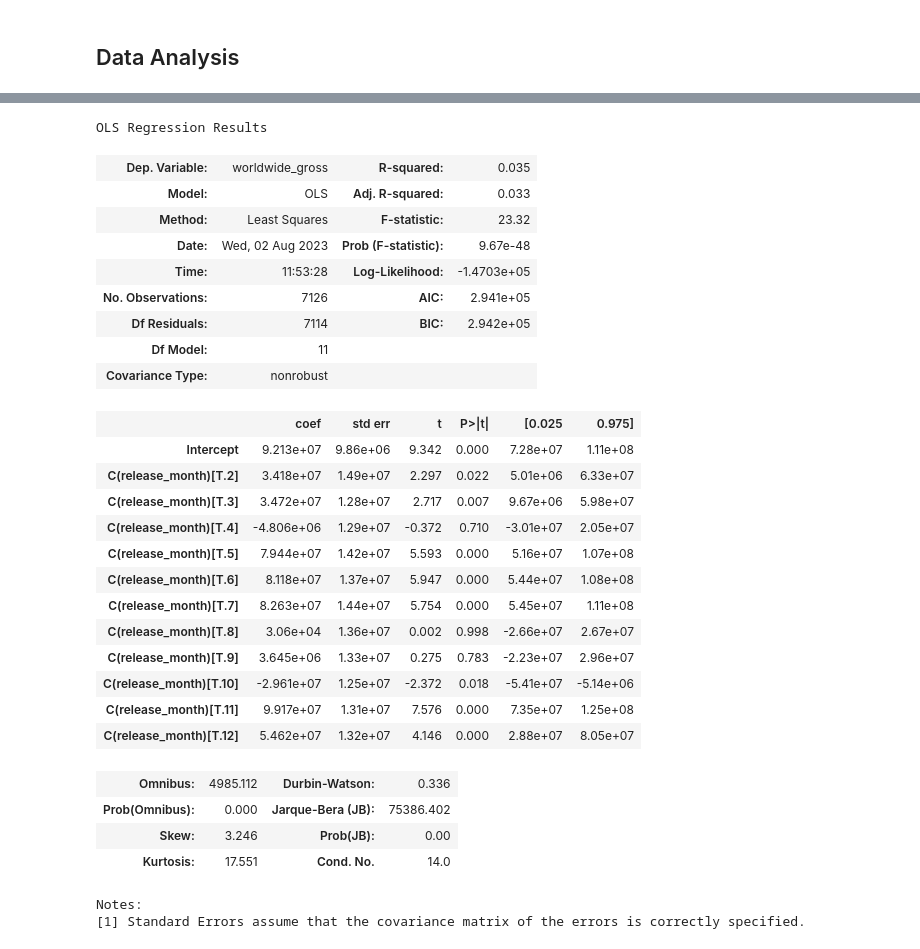
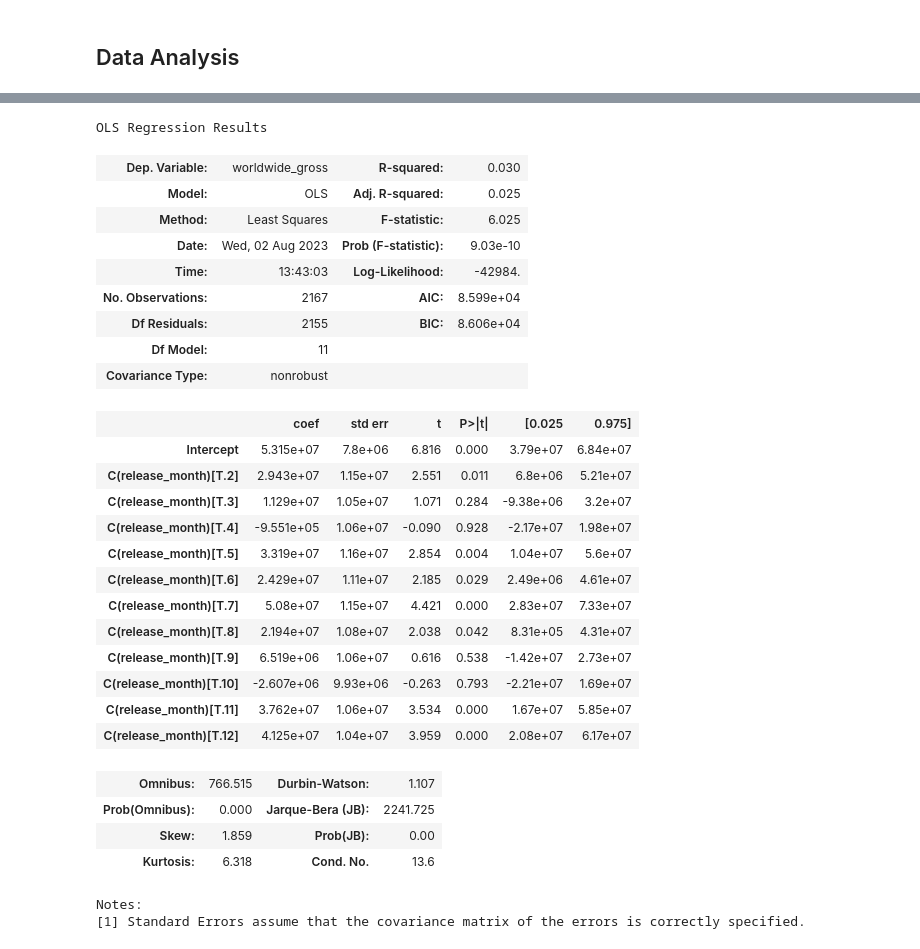
Before and after one commit to rbdaly16/Movie-Data-Analysis, a Jupyter notebook: Movie Data Analysis.ipynb, the cells around one changed output, grey strips where cells are left out. Drawn from its saved outputs; the diff is of its cells as text; code cells hidden in the pictures.

```diff
--- a/Movie Data Analysis.ipynb
+++ b/Movie Data Analysis.ipynb
@@ -552,34 +553,34 @@ plt.show()
 # %%
-anova_season = ols('worldwide_gross ~C(release_month)', data=movies_budgets_genres_df).fit()
+anova_season = ols('worldwide_gross ~C(release_month)', data=movies_and_budgets_df).fit()
 anova_season.summary()
 # %% [output]
 OLS Regression Results
-| Dep. Variable: | worldwide_gross | R-squared: | 0.035 |
-| Model: | OLS | Adj. R-squared: | 0.033 |
-| Method: | Least Squares | F-statistic: | 23.32 |
-| Date: | Wed, 02 Aug 2023 | Prob (F-statistic): | 9.67e-48 |
-| Time: | 11:53:28 | Log-Likelihood: | -1.4703e+05 |
-| No. Observations: | 7126 | AIC: | 2.941e+05 |
-| Df Residuals: | 7114 | BIC: | 2.942e+05 |
+| Dep. Variable: | worldwide_gross | R-squared: | 0.030 |
+| Model: | OLS | Adj. R-squared: | 0.025 |
+| Method: | Least Squares | F-statistic: | 6.025 |
+| Date: | Wed, 02 Aug 2023 | Prob (F-statistic): | 9.03e-10 |
+| Time: | 13:43:03 | Log-Likelihood: | -42984. |
+| No. Observations: | 2167 | AIC: | 8.599e+04 |
+| Df Residuals: | 2155 | BIC: | 8.606e+04 |
 | Df Model: | 11 |  |  |
 | Covariance Type: | nonrobust |  |  |
 |  | coef | std err | t | P>|t| | [0.025 | 0.975] |
-| Intercept | 9.213e+07 | 9.86e+06 | 9.342 | 0.000 | 7.28e+07 | 1.11e+08 |
-| C(release_month)[T.2] | 3.418e+07 | 1.49e+07 | 2.297 | 0.022 | 5.01e+06 | 6.33e+07 |
-| C(release_month)[T.3] | 3.472e+07 | 1.28e+07 | 2.717 | 0.007 | 9.67e+06 | 5.98e+07 |
-| C(release_month)[T.4] | -4.806e+06 | 1.29e+07 | -0.372 | 0.710 | -3.01e+07 | 2.05e+07 |
-| C(release_month)[T.5] | 7.944e+07 | 1.42e+07 | 5.593 | 0.000 | 5.16e+07 | 1.07e+08 |
-| C(release_month)[T.6] | 8.118e+07 | 1.37e+07 | 5.947 | 0.000 | 5.44e+07 | 1.08e+08 |
-| C(release_month)[T.7] | 8.263e+07 | 1.44e+07 | 5.754 | 0.000 | 5.45e+07 | 1.11e+08 |
-| C(release_month)[T.8] | 3.06e+04 | 1.36e+07 | 0.002 | 0.998 | -2.66e+07 | 2.67e+07 |
-| C(release_month)[T.9] | 3.645e+06 | 1.33e+07 | 0.275 | 0.783 | -2.23e+07 | 2.96e+07 |
-| C(release_month)[T.10] | -2.961e+07 | 1.25e+07 | -2.372 | 0.018 | -5.41e+07 | -5.14e+06 |
-| C(release_month)[T.11] | 9.917e+07 | 1.31e+07 | 7.576 | 0.000 | 7.35e+07 | 1.25e+08 |
-| C(release_month)[T.12] | 5.462e+07 | 1.32e+07 | 4.146 | 0.000 | 2.88e+07 | 8.05e+07 |
+| Intercept | 5.315e+07 | 7.8e+06 | 6.816 | 0.000 | 3.79e+07 | 6.84e+07 |
+| C(release_month)[T.2] | 2.943e+07 | 1.15e+07 | 2.551 | 0.011 | 6.8e+06 | 5.21e+07 |
+| C(release_month)[T.3] | 1.129e+07 | 1.05e+07 | 1.071 | 0.284 | -9.38e+06 | 3.2e+07 |
+| C(release_month)[T.4] | -9.551e+05 | 1.06e+07 | -0.090 | 0.928 | -2.17e+07 | 1.98e+07 |
+| C(release_month)[T.5] | 3.319e+07 | 1.16e+07 | 2.854 | 0.004 | 1.04e+07 | 5.6e+07 |
+| C(release_month)[T.6] | 2.429e+07 | 1.11e+07 | 2.185 | 0.029 | 2.49e+06 | 4.61e+07 |
+| C(release_month)[T.7] | 5.08e+07 | 1.15e+07 | 4.421 | 0.000 | 2.83e+07 | 7.33e+07 |
+| C(release_month)[T.8] | 2.194e+07 | 1.08e+07 | 2.038 | 0.042 | 8.31e+05 | 4.31e+07 |
+| C(release_month)[T.9] | 6.519e+06 | 1.06e+07 | 0.616 | 0.538 | -1.42e+07 | 2.73e+07 |
+| C(release_month)[T.10] | -2.607e+06 | 9.93e+06 | -0.263 | 0.793 | -2.21e+07 | 1.69e+07 |
+| C(release_month)[T.11] | 3.762e+07 | 1.06e+07 | 3.534 | 0.000 | 1.67e+07 | 5.85e+07 |
+| C(release_month)[T.12] | 4.125e+07 | 1.04e+07 | 3.959 | 0.000 | 2.08e+07 | 6.17e+07 |
-| Omnibus: | 4985.112 | Durbin-Watson: | 0.336 |
-| Prob(Omnibus): | 0.000 | Jarque-Bera (JB): | 75386.402 |
-| Skew: | 3.246 | Prob(JB): | 0.00 |
-| Kurtosis: | 17.551 | Cond. No. | 14.0 |
+| Omnibus: | 766.515 | Durbin-Watson: | 1.107 |
+| Prob(Omnibus): | 0.000 | Jarque-Bera (JB): | 2241.725 |
+| Skew: | 1.859 | Prob(JB): | 0.00 |
+| Kurtosis: | 6.318 | Cond. No. | 13.6 |
 Notes:
 [1] Standard Errors assume that the covariance matrix of the errors is correctly specified.
 # %%
```
Also changed, not shown: parts of 7 cells of this notebook, 2 other files.
